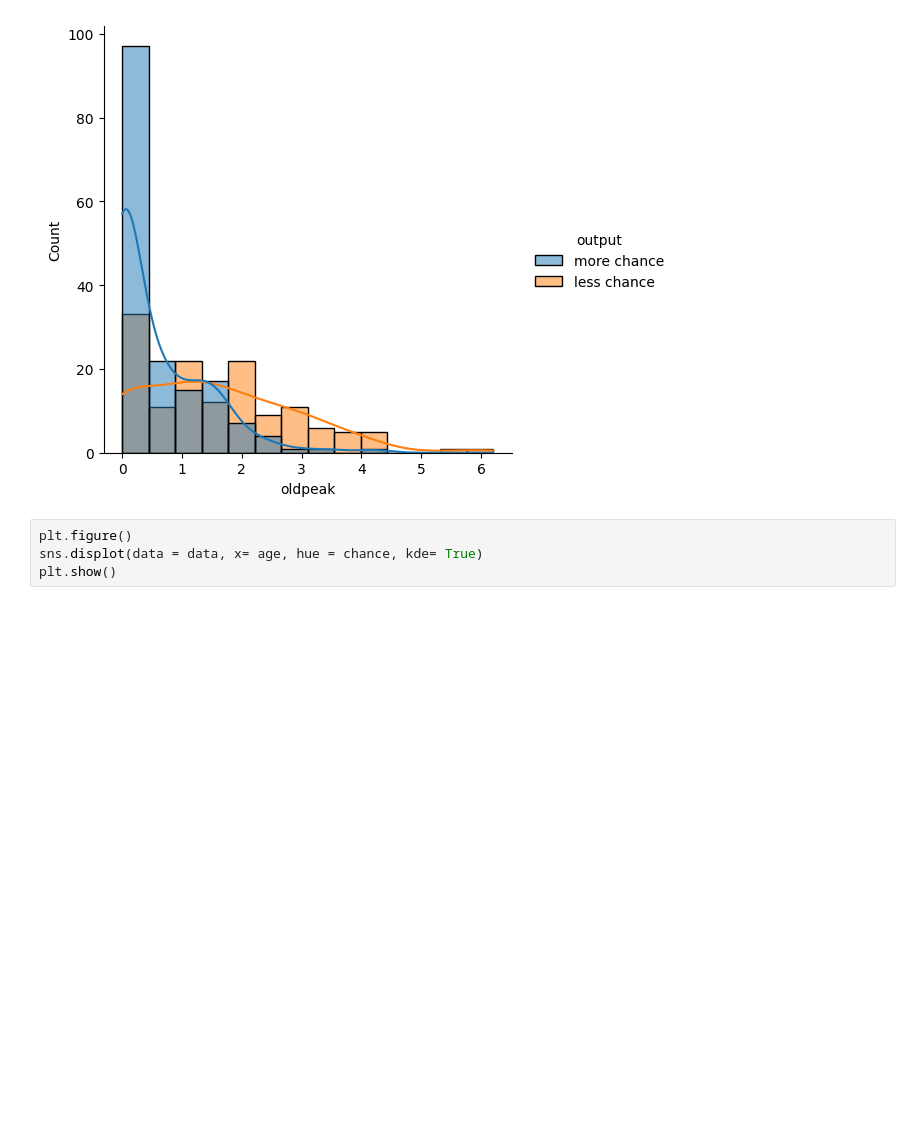
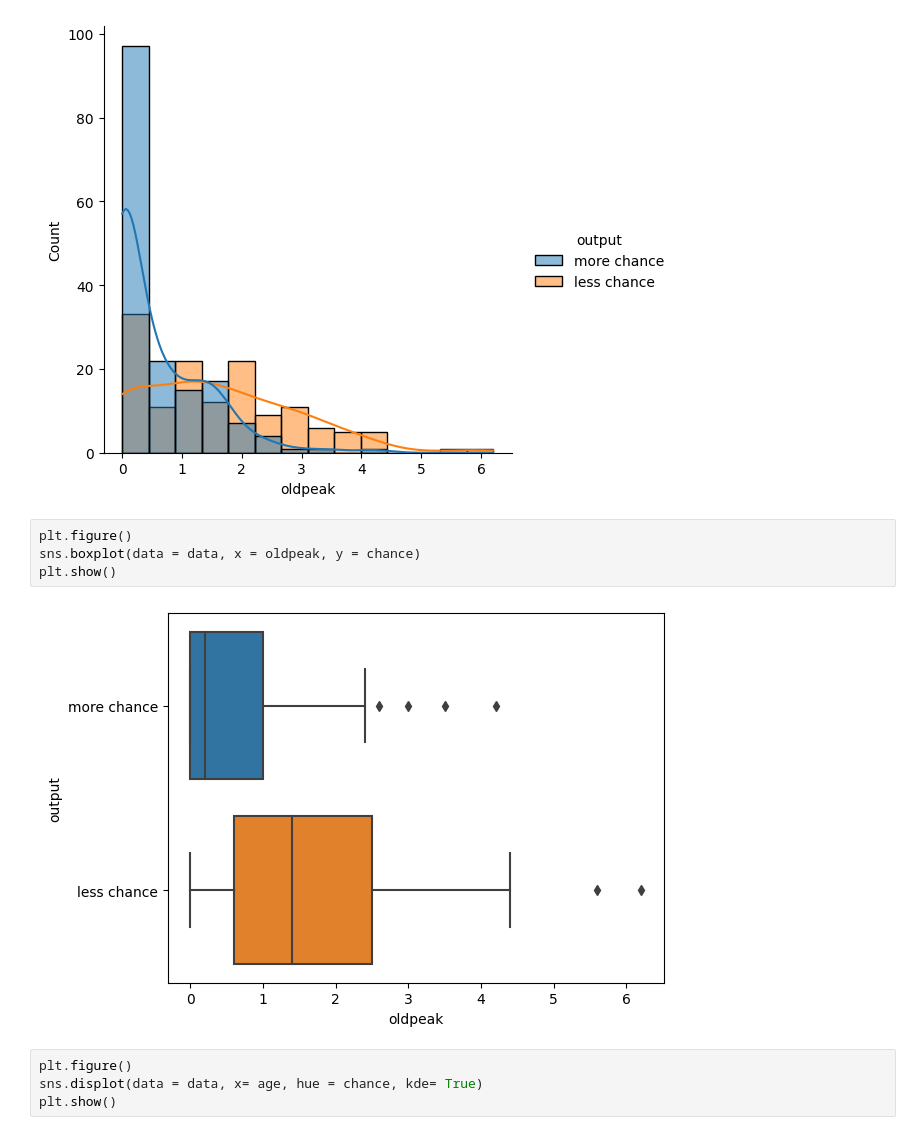
Before and after one commit to Nelguibson/brief, a Jupyter notebook: cardiaque.ipynb, the cells around one changed output. Drawn from its saved outputs; the diff is of its cells as text; blank space fills up the shorter version.

```diff
--- a/cardiaque.ipynb
+++ b/cardiaque.ipynb
@@ -211,6 +264,12 @@ plt.show()
 # %% [output]
 <Figure size 640x480 with 0 Axes>
 [figure]
+# %%
+plt.figure()
+sns.boxplot(data = data, x = oldpeak, y = chance)
+plt.show()
+# %% [output]
+[figure, added]
 # %%
 plt.figure()
 sns.displot(data = data, x= age, hue = chance, kde= True)
```
Also changed, not shown: parts of 65 cells of this notebook, 1 other file.
